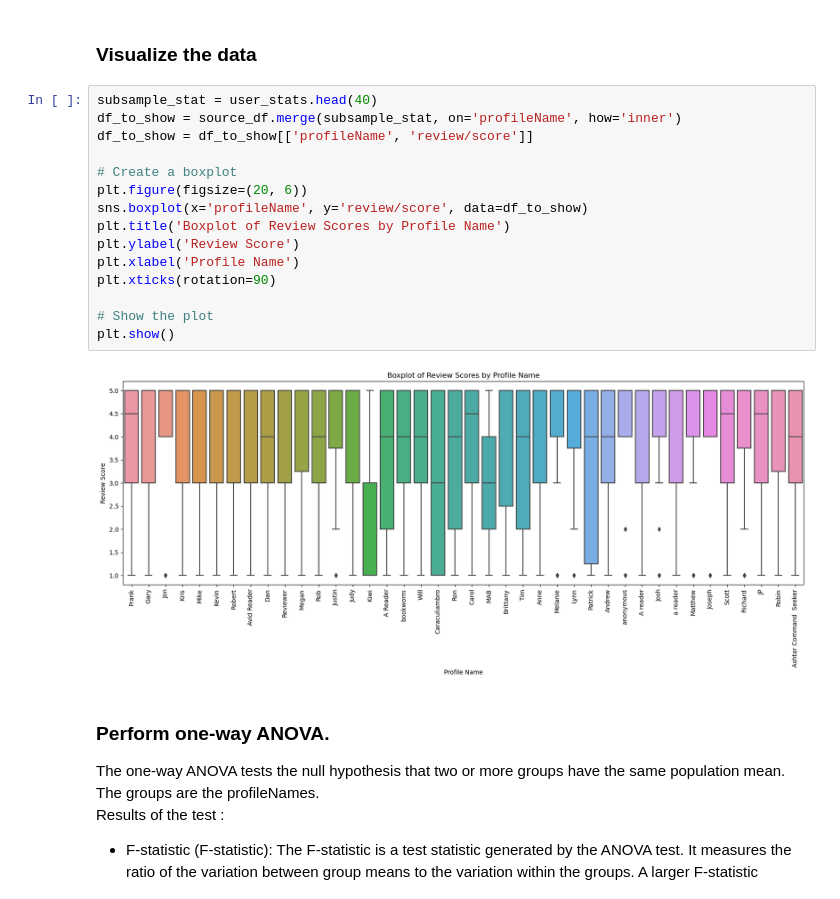
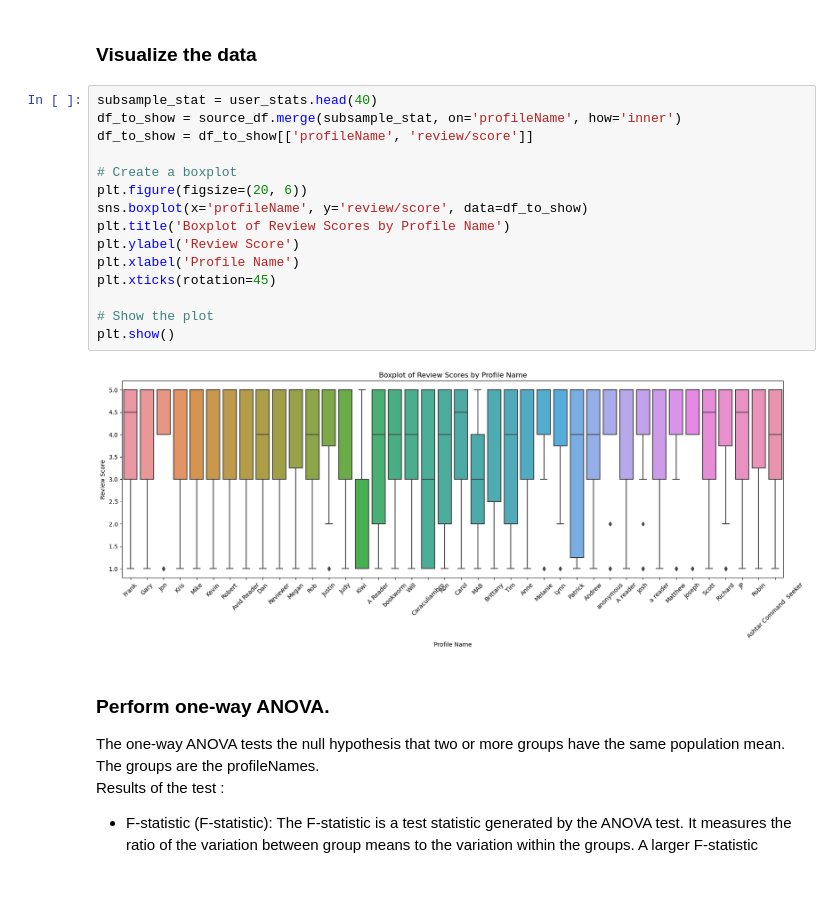
Before and after one commit to AndreaAlberti07/Amazon-books-reviews-ML, a Jupyter notebook: notebooks/hypotesis_testing/hypothesis_4.ipynb, the cells around one changed output. Saved outputs shown, nothing was run; the diff lists cells and outputs as text.

```diff
--- a/notebooks/hypotesis_testing/hypothesis_4.ipynb
+++ b/notebooks/hypotesis_testing/hypothesis_4.ipynb
@@ -90,20 +91,20 @@ user_stats
 # %%
 subsample_stat = user_stats.head(40)
 df_to_show = source_df.merge(subsample_stat, on='profileName', how='inner')
 df_to_show = df_to_show[['profileName', 'review/score']]
 
 # Create a boxplot
 plt.figure(figsize=(20, 6))
 sns.boxplot(x='profileName', y='review/score', data=df_to_show)
 plt.title('Boxplot of Review Scores by Profile Name')
 plt.ylabel('Review Score')
 plt.xlabel('Profile Name')
-plt.xticks(rotation=90)
+plt.xticks(rotation=45)
 
 # Show the plot
 plt.show()
 # %% [output]
-[figure, old version]
+[figure, new version]
 # %% [markdown]
 ### Perform one-way ANOVA.
 
```
Also changed, not shown: parts of 6 cells of this notebook, 1 other file.
